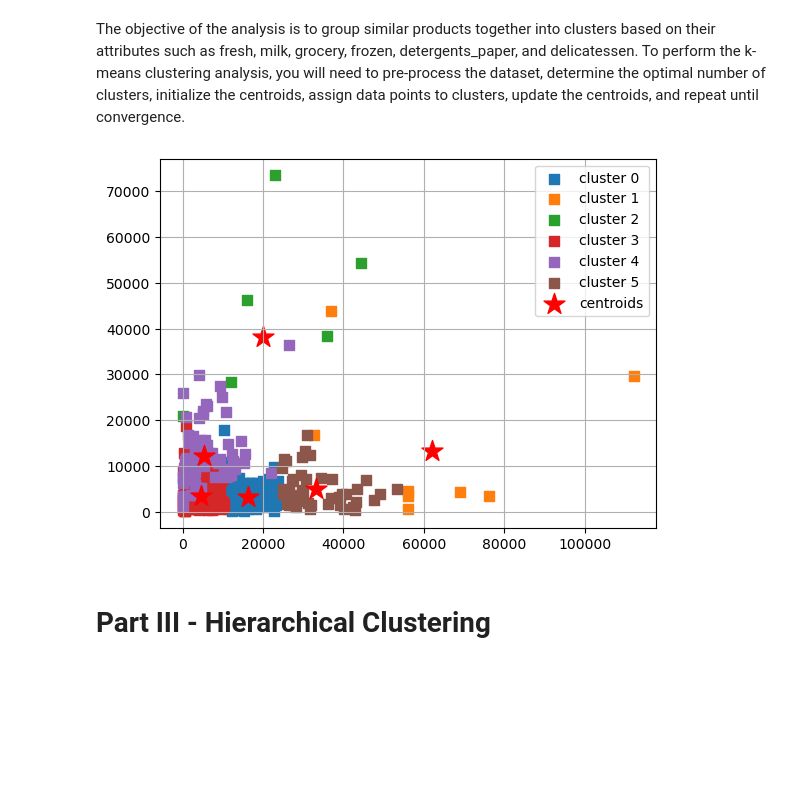
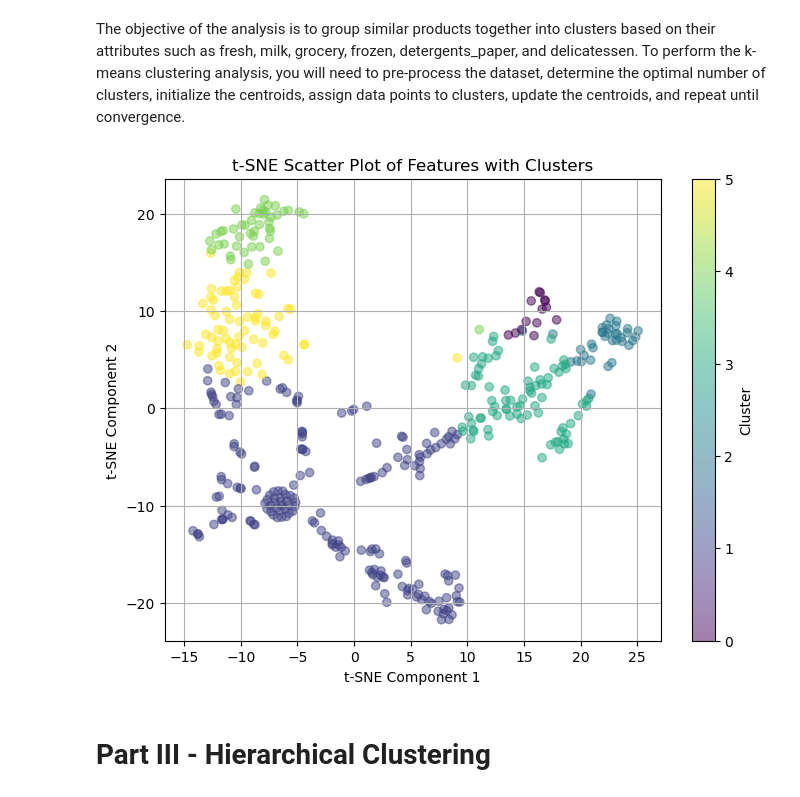
Before and after one commit to inn-ctrl/ml-project-unsupervised-learning, a Jupyter notebook: Unsupervised Learning - Project.ipynb, the cells around one changed output. Saved outputs shown, nothing was run; the diff lists cells and outputs as text; code cells hidden in the pictures; blank space fills up the shorter version.

```diff
--- a/Unsupervised Learning - Project.ipynb
+++ b/Unsupervised Learning - Project.ipynb
@@ -213,7 +217,7 @@ up = df.quantile(0.95)
 bottom = df.quantile(0.5)
 
 clipped_df = df.clip(upper=up, lower=bottom, axis = 1)
-new_df_cols = ['Milk', 'Grocery', 'Frozen', 'Detergents_Paper', 'Delicassen', 'Tot_by_Channel']
+new_df_cols = ['Milk', 'Fresh','Grocery', 'Frozen', 'Detergents_Paper', 'Delicassen', 'Tot_by_Channel']
 target_column ='Tot_by_Channel'
 new_df = clipped_df[new_df_cols]
 new_df
@@ -259,23 +300,61 @@ new_df
 # %% [markdown]
 The objective of the analysis is to group similar products together into clusters based on their attributes such as fresh, milk, grocery, frozen, detergents_paper, and delicatessen. To perform the k-means clustering analysis, you will need to pre-process the dataset, determine the optimal number of clusters, initialize the centroids, assign data points to clusters, update the centroids, and repeat until convergence.
 # %%
-columns = ['Fresh', 'Milk', 'Grocery', 'Frozen', 'Detergents_Paper', 'Delicassen'] # Replace with the actual column names from your DataFrame
-X = df[columns]
+#features
+columns = ['Milk', 'Fresh', 'Grocery', 'Frozen', 'Detergents_Paper', 'Delicassen']
+X = new_df[columns]
 
-# data features
-X = df[columns]
-y = df['Tot_by_Channel']
+#centroids
+k = 6  # Number of clusters
+centroids = X.sample(n=k, random_state=0)
 
-# fitting model
-km = KMeans(n_clusters=6, n_init=10, random_state=0)
+# loop that assess the convergence
+for _ in range(100):  # Maximum iterations
 
-# Fit and predict
-y_km = km.fit_predict(X)
+# clusters'data points
+    clusters = []
+    for index, row in X.iterrows():
+        min_distance = float('inf')
+        closest_centroid = None
+        for centroid_index, centroid in centroids.iterrows():
+            distance = ((row - centroid) ** 2).sum() ** 0.5
+            if distance < min_distance:
+                min_distance = distance
+                closest_centroid = centroid_index
+        clusters.append(closest_centroid)
 
-# Plot clustering result
-plot_clusters(X.values, y_km, plt_cluster_centers=True)
+    # centroids updating
+    new_centroids = []
+    for cluster in set(clusters):
+        cluster_data = X.iloc[[i for i, c in enumerate(clusters) if c == cluster]]
+        new_centroid = cluster_data.mean()
+        new_centroids.append(new_centroid)
+    new_centroids = pd.DataFrame(new_centroids)
+
+    # Checking convergence
+    if centroids.equals(new_centroids):
+        break
+
+    centroids = new_centroids
+
+# Final clusters
+y_km = clusters
+
+# Applying t-SNE to reduce dimensionality to 2 dimensions
+tsne = TSNE(n_components=2, random_state=0)
+X_tsne = tsne.fit_transform(X)
+
+# Plot the scatter plot with all clusters
+plt.figure(figsize=(8, 6))
+plt.scatter(X_tsne[:, 0], X_tsne[:, 1], c=y_km, cmap='viridis', alpha=0.5)
+plt.xlabel('t-SNE Component 1')
+plt.ylabel('t-SNE Component 2')
+plt.title('t-SNE Scatter Plot of Features with Clusters')
+plt.colorbar(label='Cluster')
+plt.grid(True)
+plt.show()
 # %% [output]
-[figure, old version]
+[figure, new version]
 # %% [markdown]
 # Part III - Hierarchical Clustering
 # %% [markdown]
```
Also changed, not shown: parts of 13 cells of this notebook.
